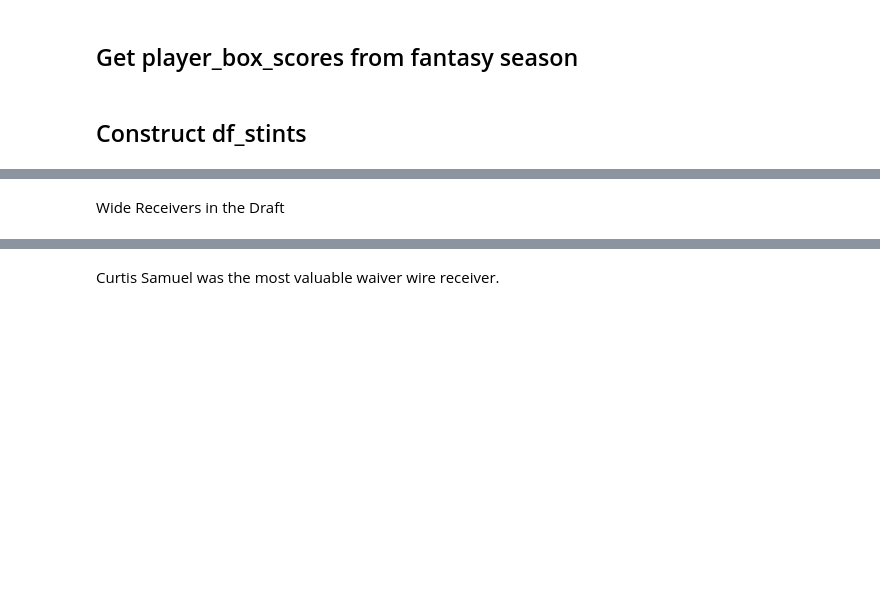
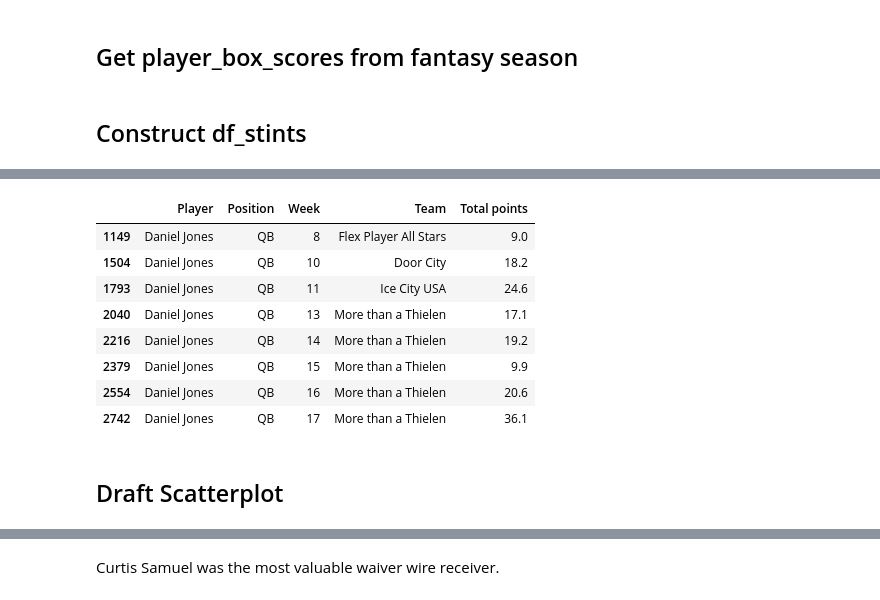
Before and after one commit to jon-cheng/espnff, a Jupyter notebook: notebooks/2023-03-09_FF_nb.ipynb, the cells around one changed output, grey strips where cells are left out. Cells and saved outputs as stored; diff of their text form; code cells hidden in the pictures; blank space fills up the shorter version.

```diff
--- a/notebooks/2023-03-09_FF_nb.ipynb
+++ b/notebooks/2023-03-09_FF_nb.ipynb
@@ -90,0 +123,16 @@ Running Backs in the Draft
+# %%
+player = 'Daniel Jones'
+g = df_player_box_scores.groupby(by="Player")
+df = g.get_group(player)
+# %%
+df
+# %% [output]
+|  | Player | Position | Week | Team | Total points |
+| 1149 | Daniel Jones | QB | 8 | Flex Player All Stars | 9.0 |
+| 1504 | Daniel Jones | QB | 10 | Door City | 18.2 |
+| 1793 | Daniel Jones | QB | 11 | Ice City USA | 24.6 |
+| 2040 | Daniel Jones | QB | 13 | More than a Thielen | 17.1 |
+| 2216 | Daniel Jones | QB | 14 | More than a Thielen | 19.2 |
+| 2379 | Daniel Jones | QB | 15 | More than a Thielen | 9.9 |
+| 2554 | Daniel Jones | QB | 16 | More than a Thielen | 20.6 |
+| 2742 | Daniel Jones | QB | 17 | More than a Thielen | 36.1 |
@@ -91 +192,3 @@ Running Backs in the Draft
+# %% [markdown]
+## Draft Scatterplot
 # %%
@@ -94,4 +197,2 @@ chart
 # %% [output]
 [interactive output not drawn]
-# %% [markdown]
-Wide Receivers in the Draft
```
Also changed, not shown: parts of 29 cells of this notebook.
